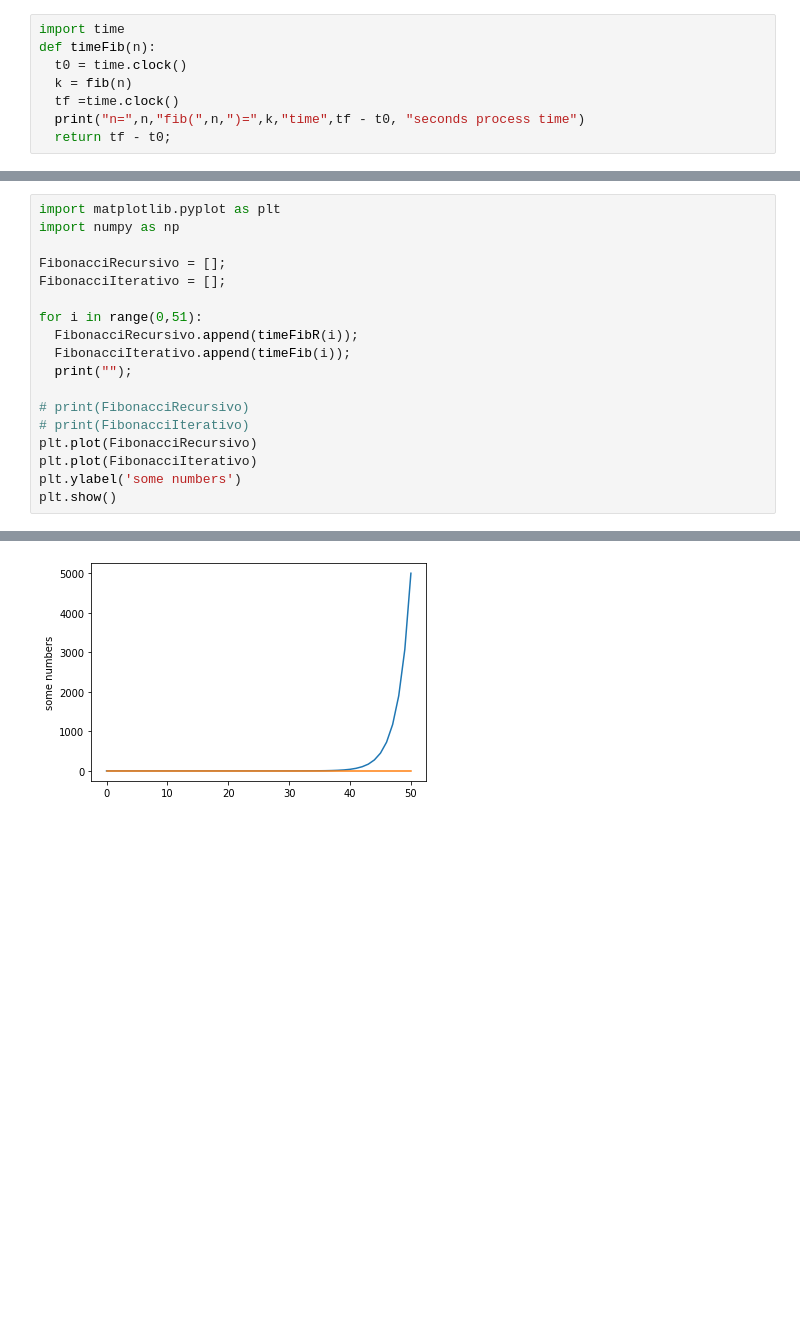
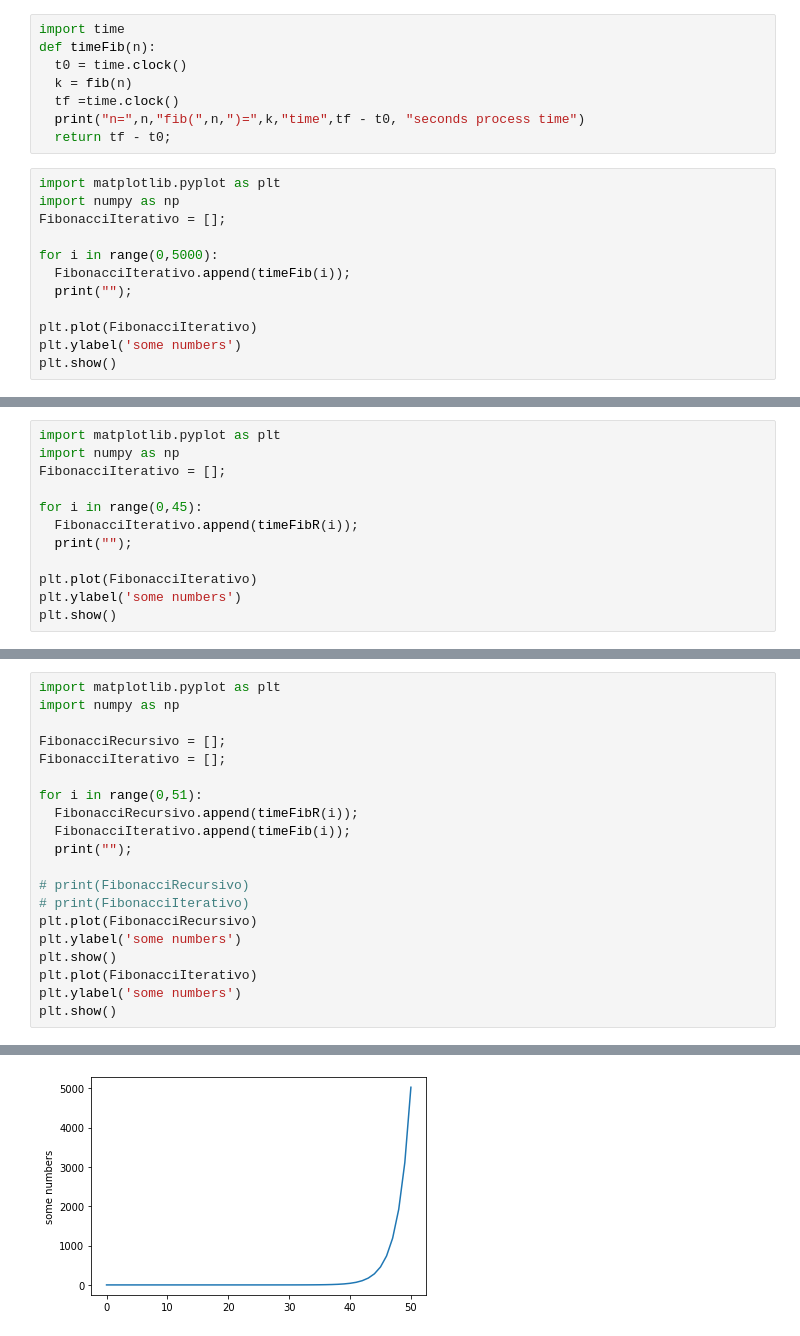
Before and after one commit to OscarAlvarezRodriguez/AlgorithmsUN2020II, a Jupyter notebook: Laboratorios/Laboratorio 10/Fibonacci.ipynb, the cells around one changed output, grey strips where cells are left out. Drawn from its saved outputs; the diff is of its cells as text; blank space fills up the shorter version.

```diff
--- a/Laboratorios/Laboratorio 10/Fibonacci.ipynb
+++ b/Laboratorios/Laboratorio 10/Fibonacci.ipynb
@@ -39,3 +39,15 @@ def timeFib(n):
   tf =time.clock()
   print("n=",n,"fib(",n,")=",k,"time",tf - t0, "seconds process time")
   return tf - t0;
+# %%
+import matplotlib.pyplot as plt
+import numpy as np
+FibonacciIterativo = [];
+
+for i in range(0,5000):
+  FibonacciIterativo.append(timeFib(i));
+  print("");
+
+plt.plot(FibonacciIterativo)
+plt.ylabel('some numbers')
+plt.show()
@@ -41,0 +73,12 @@ def timeFib(n):
+# %%
+import matplotlib.pyplot as plt
+import numpy as np
+FibonacciIterativo = [];
+
+for i in range(0,45):
+  FibonacciIterativo.append(timeFibR(i));
+  print("");
+
+plt.plot(FibonacciIterativo)
+plt.ylabel('some numbers')
+plt.show()
@@ -54,6 +116,8 @@ for i in range(0,51):
 # print(FibonacciRecursivo)
 # print(FibonacciIterativo)
 plt.plot(FibonacciRecursivo)
+plt.ylabel('some numbers')
+plt.show()
 plt.plot(FibonacciIterativo)
 plt.ylabel('some numbers')
 plt.show()
@@ -78 +142 @@ n= 50 fib( 50 )= 12586269025 time 7.800000093993731e-05 seconds process time
-[figure, old version]
+[figure, new version]
```
Also changed, not shown: parts of 4 cells of this notebook, 2 other files.
